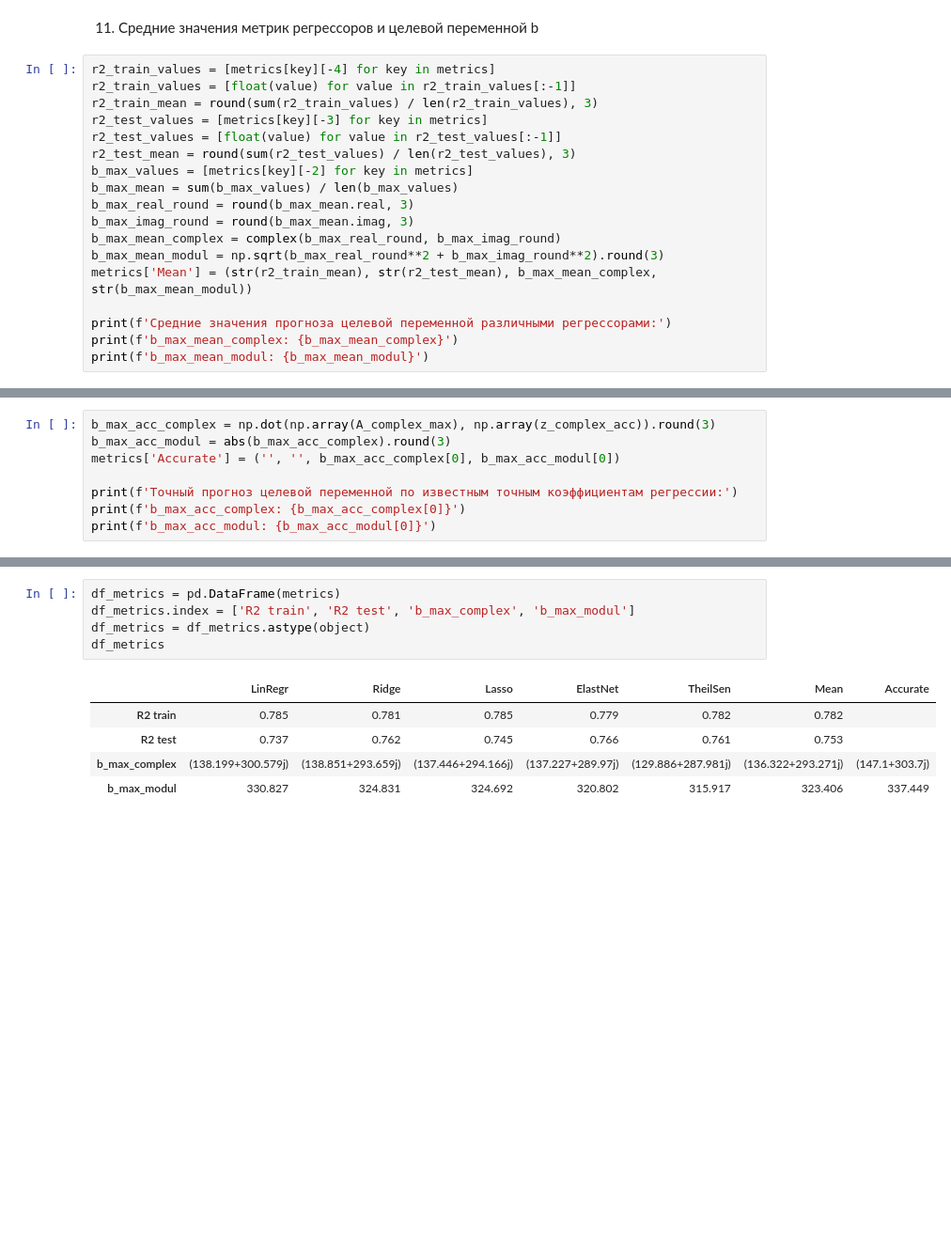
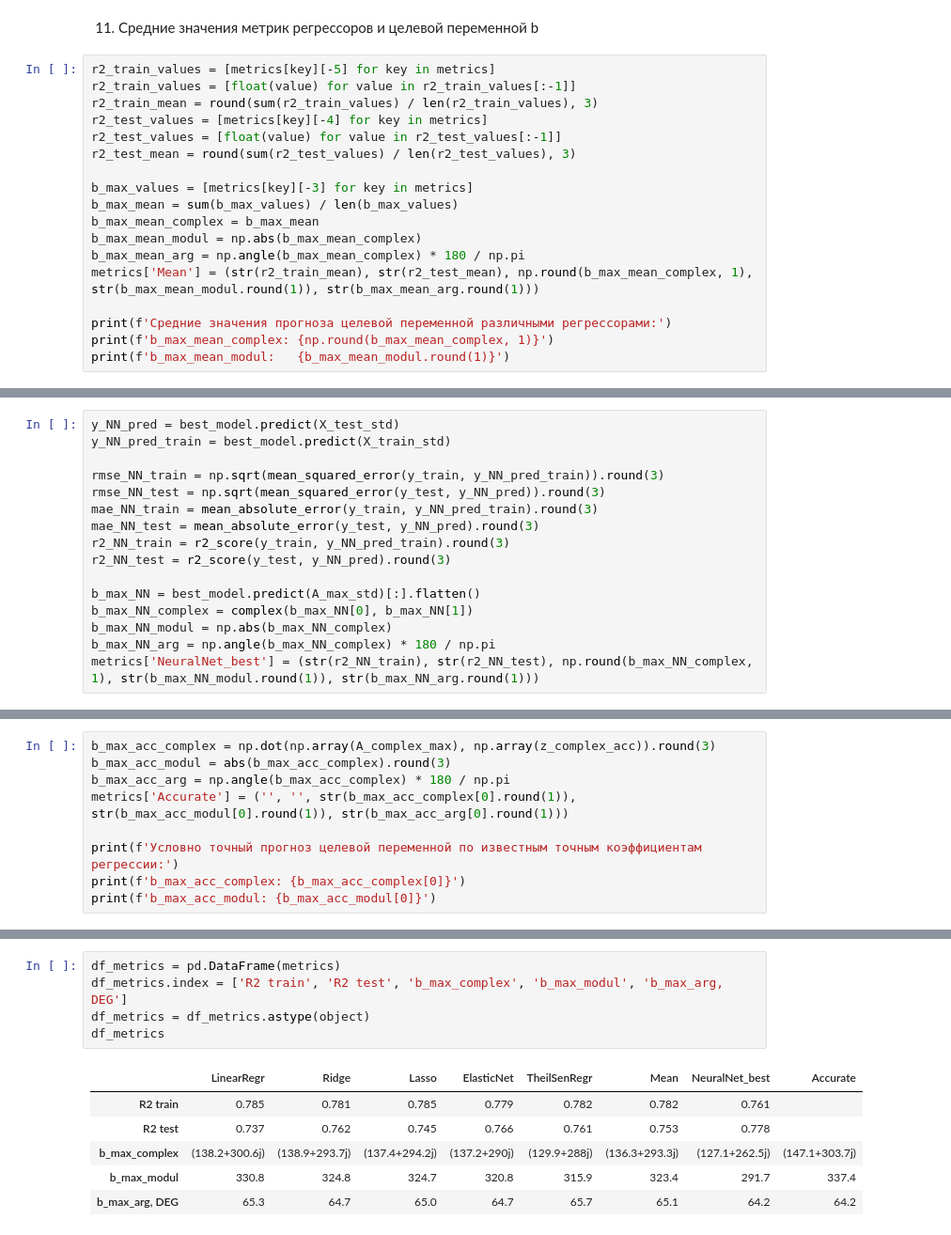
Before and after one commit to GorshkovAndrey/Regression_of_complex_numbers, a Jupyter notebook: Модели регрессии комплексных чисел/regression_of_complex_numbers (dataset_1, extrapolation).ipynb, the cells around one changed output, grey strips where cells are left out. Shown at 94% size. Saved outputs shown, nothing was run; the diff lists cells and outputs as text; blank space fills up the shorter version.

Commit message:
Update models

```diff
--- a/Модели регрессии комплексных чисел/regression_of_complex_numbers (dataset_1, extrapolation).ipynb
+++ b/Модели регрессии комплексных чисел/regression_of_complex_numbers (dataset_1, extrapolation).ipynb
@@ -440,22 +457,22 @@ b max_modul:   315.917
 # %% [markdown]
 11. Средние значения метрик регрессоров и целевой переменной b
 # %%
-r2_train_values = [metrics[key][-4] for key in metrics]
+r2_train_values = [metrics[key][-5] for key in metrics]
 r2_train_values = [float(value) for value in r2_train_values[:-1]]
 r2_train_mean = round(sum(r2_train_values) / len(r2_train_values), 3)
-r2_test_values = [metrics[key][-3] for key in metrics]
+r2_test_values = [metrics[key][-4] for key in metrics]
 r2_test_values = [float(value) for value in r2_test_values[:-1]]
 r2_test_mean = round(sum(r2_test_values) / len(r2_test_values), 3)
-b_max_values = [metrics[key][-2] for key in metrics]
+
+b_max_values = [metrics[key][-3] for key in metrics]
 b_max_mean = sum(b_max_values) / len(b_max_values)
-b_max_real_round = round(b_max_mean.real, 3)
-b_max_imag_round = round(b_max_mean.imag, 3)
-b_max_mean_complex = complex(b_max_real_round, b_max_imag_round)
-b_max_mean_modul = np.sqrt(b_max_real_round**2 + b_max_imag_round**2).round(3)
-metrics['Mean'] = (str(r2_train_mean), str(r2_test_mean), b_max_mean_complex, str(b_max_mean_modul))
+b_max_mean_complex = b_max_mean
+b_max_mean_modul = np.abs(b_max_mean_complex)
+b_max_mean_arg = np.angle(b_max_mean_complex) * 180 / np.pi
+metrics['Mean'] = (str(r2_train_mean), str(r2_test_mean), np.round(b_max_mean_complex, 1), str(b_max_mean_modul.round(1)), str(b_max_mean_arg.round(1)))
 
 print(f'Средние значения прогноза целевой переменной различными регрессорами:')
-print(f'b_max_mean_complex: {b_max_mean_complex}')
-print(f'b_max_mean_modul: {b_max_mean_modul}')
+print(f'b_max_mean_complex: {np.round(b_max_mean_complex, 1)}')
+print(f'b_max_mean_modul:   {b_max_mean_modul.round(1)}')
 # %% [output]
 Средние значения прогноза целевой переменной различными регрессорами:
@@ -463,0 +578,16 @@ b_max_mean_modul: 323.406
+# %%
+y_NN_pred = best_model.predict(X_test_std)
+y_NN_pred_train = best_model.predict(X_train_std)
+
+rmse_NN_train = np.sqrt(mean_squared_error(y_train, y_NN_pred_train)).round(3)
+rmse_NN_test = np.sqrt(mean_squared_error(y_test, y_NN_pred)).round(3)
+mae_NN_train = mean_absolute_error(y_train, y_NN_pred_train).round(3)
+mae_NN_test = mean_absolute_error(y_test, y_NN_pred).round(3)
+r2_NN_train = r2_score(y_train, y_NN_pred_train).round(3)
+r2_NN_test = r2_score(y_test, y_NN_pred).round(3)
+
+b_max_NN = best_model.predict(A_max_std)[:].flatten()
+b_max_NN_complex = complex(b_max_NN[0], b_max_NN[1])
+b_max_NN_modul = np.abs(b_max_NN_complex)
+b_max_NN_arg = np.angle(b_max_NN_complex) * 180 / np.pi
+metrics['NeuralNet_best'] = (str(r2_NN_train), str(r2_NN_test), np.round(b_max_NN_complex, 1), str(b_max_NN_modul.round(1)), str(b_max_NN_arg.round(1)))
@@ -466,9 +628,10 @@ b_max_mean_modul: 323.406
 # %%
 b_max_acc_complex = np.dot(np.array(A_complex_max), np.array(z_complex_acc)).round(3)
 b_max_acc_modul = abs(b_max_acc_complex).round(3)
-metrics['Accurate'] = ('', '', b_max_acc_complex[0], b_max_acc_modul[0])
+b_max_acc_arg = np.angle(b_max_acc_complex) * 180 / np.pi
+metrics['Accurate'] = ('', '', str(b_max_acc_complex[0].round(1)), str(b_max_acc_modul[0].round(1)), str(b_max_acc_arg[0].round(1)))
 
-print(f'Точный прогноз целевой переменной по известным точным коэффициентам регрессии:')
+print(f'Условно точный прогноз целевой переменной по известным точным коэффициентам регрессии:')
 print(f'b_max_acc_complex: {b_max_acc_complex[0]}')
 print(f'b_max_acc_modul: {b_max_acc_modul[0]}')
 # %% [output]
@@ -480,11 +643,12 @@ b_max_acc_modul: 337.449
 # %%
 df_metrics = pd.DataFrame(metrics)
-df_metrics.index = ['R2 train', 'R2 test', 'b_max_complex', 'b_max_modul']
+df_metrics.index = ['R2 train', 'R2 test', 'b_max_complex', 'b_max_modul', 'b_max_arg, DEG']
 df_metrics = df_metrics.astype(object)
 df_metrics
 # %% [output]
-|  | LinRegr | Ridge | Lasso | ElastNet | TheilSen | Mean | Accurate |
-| R2 train | 0.785 | 0.781 | 0.785 | 0.779 | 0.782 | 0.782 |  |
-| R2 test | 0.737 | 0.762 | 0.745 | 0.766 | 0.761 | 0.753 |  |
-| b_max_complex | (138.199+300.579j) | (138.851+293.659j) | (137.446+294.166j) | (137.227+289.97j) | (129.886+287.981j) | (136.322+293.271j) | (147.1+303.7j) |
-| b_max_modul | 330.827 | 324.831 | 324.692 | 320.802 | 315.917 | 323.406 | 337.449 |
+|  | LinearRegr | Ridge | Lasso | ElasticNet | TheilSenRegr | Mean | NeuralNet_best | Accurate |
+| R2 train | 0.785 | 0.781 | 0.785 | 0.779 | 0.782 | 0.782 | 0.761 |  |
+| R2 test | 0.737 | 0.762 | 0.745 | 0.766 | 0.761 | 0.753 | 0.778 |  |
+| b_max_complex | (138.2+300.6j) | (138.9+293.7j) | (137.4+294.2j) | (137.2+290j) | (129.9+288j) | (136.3+293.3j) | (127.1+262.5j) | (147.1+303.7j) |
+| b_max_modul | 330.8 | 324.8 | 324.7 | 320.8 | 315.9 | 323.4 | 291.7 | 337.4 |
+| b_max_arg, DEG | 65.3 | 64.7 | 65.0 | 64.7 | 65.7 | 65.1 | 64.2 | 64.2 |
```
Also changed, not shown: parts of 16 cells of this notebook, 3 other files.
